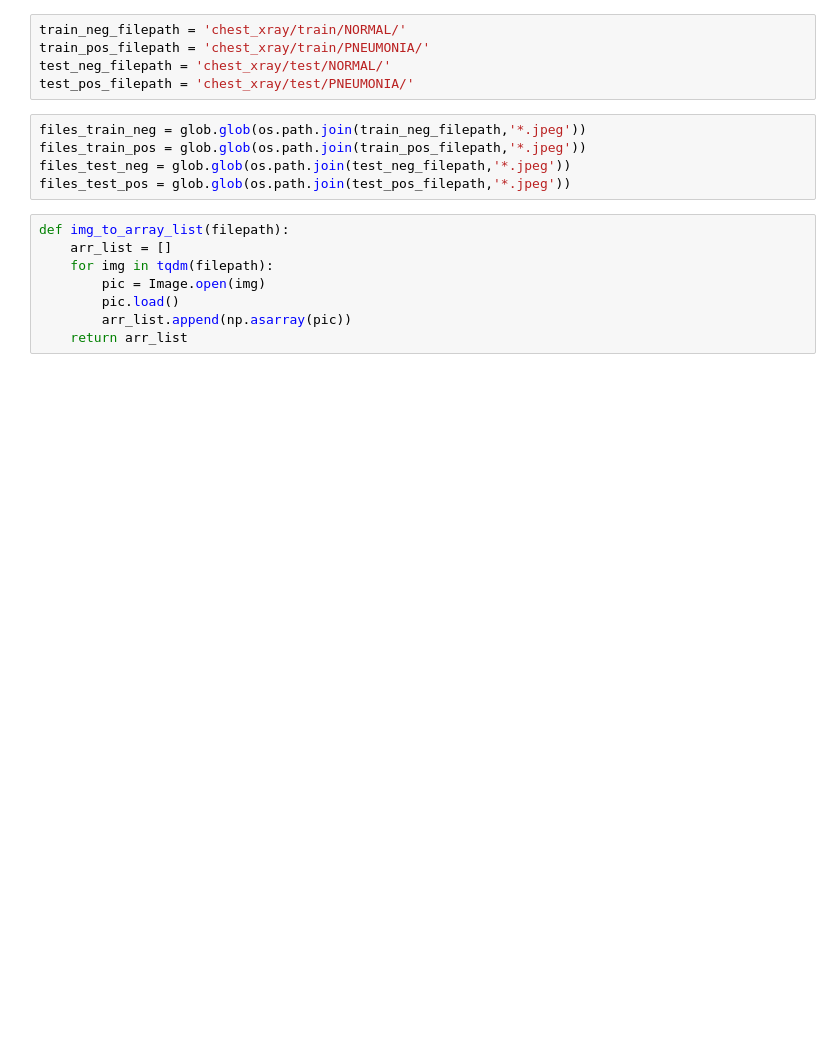
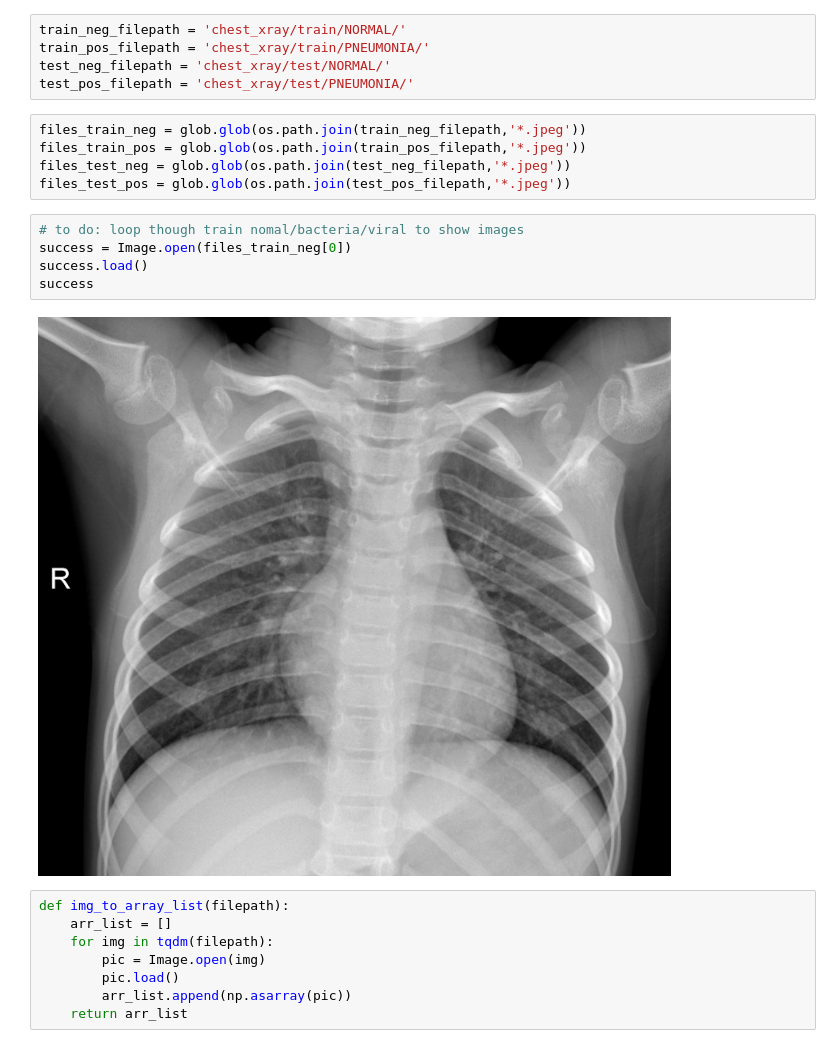
Before and after one commit to claragiurgiu/Pneumonia-Image-Classification, a Jupyter notebook: Testing.ipynb, the cells around one changed output. Drawn from its saved outputs; the diff is of its cells as text; blank space fills up the shorter version.

```diff
--- a/Testing.ipynb
+++ b/Testing.ipynb
@@ -38,6 +39,13 @@ files_train_neg = glob.glob(os.path.join(train_neg_filepath,'*.jpeg'))
 files_train_pos = glob.glob(os.path.join(train_pos_filepath,'*.jpeg'))
 files_test_neg = glob.glob(os.path.join(test_neg_filepath,'*.jpeg'))
 files_test_pos = glob.glob(os.path.join(test_pos_filepath,'*.jpeg'))
+# %%
+# to do: loop though train nomal/bacteria/viral to show images
+success = Image.open(files_train_neg[0])
+success.load()
+success
+# %% [output]
+[figure, added]
 # %%
 def img_to_array_list(filepath):
     arr_list = []
```
Also changed, not shown: parts of 44 cells of this notebook.
